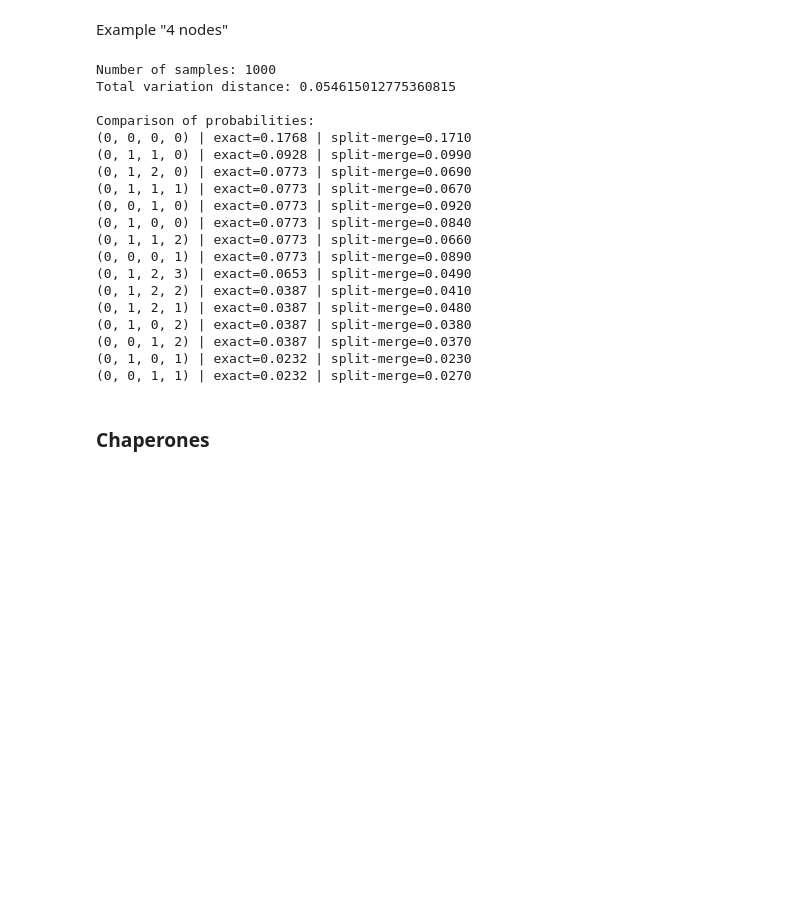
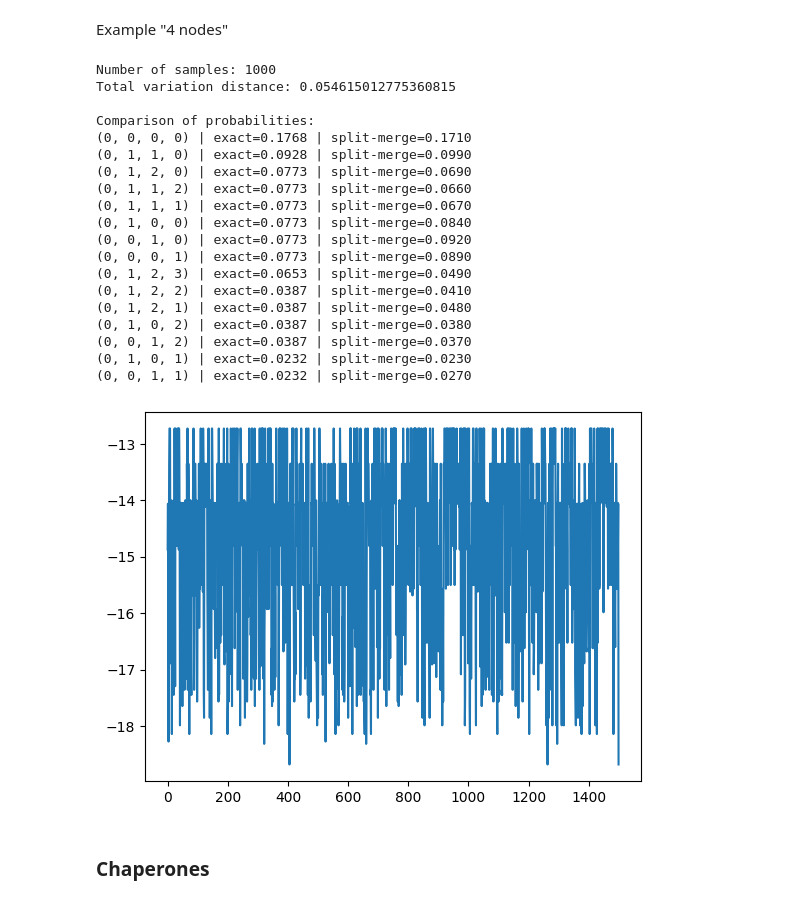
Before and after one commit to cnosa/blockregressiondynamicsnetwork, a Jupyter notebook: SSBM.ipynb, the cells around one changed output. Cells and saved outputs as stored; diff of their text form; code cells hidden in the pictures; blank space fills up the shorter version.

```diff
--- a/SSBM.ipynb
+++ b/SSBM.ipynb
@@ -999,35 +1009,39 @@ counts = {z: 0 for z in partitions}
 for z in samples:
     counts[z] += 1
 empirical = np.array([counts[z] / len(samples) for z in partitions])
 exact = np.array([exact_map[z] for z in partitions])
 tv_distance = 0.5 * np.sum(np.abs(empirical - exact))
 print("Number of samples:", len(samples))
 print("Total variation distance:", tv_distance)
 print("\nComparison of probabilities:")
 for idx in order:
     print(f"{partitions[idx]} | "
         f"exact={exact[idx]:.4f} | "
         f"split-merge={empirical[idx]:.4f}")
+
+plt.plot(result['log_posterior'])
+plt.show()
 # %% [output]
 Number of samples: 1000
 Total variation distance: 0.054615012775360815
 
 Comparison of probabilities:
 (0, 0, 0, 0) | exact=0.1768 | split-merge=0.1710
 (0, 1, 1, 0) | exact=0.0928 | split-merge=0.0990
 (0, 1, 2, 0) | exact=0.0773 | split-merge=0.0690
+(0, 1, 1, 2) | exact=0.0773 | split-merge=0.0660
 (0, 1, 1, 1) | exact=0.0773 | split-merge=0.0670
+(0, 1, 0, 0) | exact=0.0773 | split-merge=0.0840
 (0, 0, 1, 0) | exact=0.0773 | split-merge=0.0920
-(0, 1, 0, 0) | exact=0.0773 | split-merge=0.0840
-(0, 1, 1, 2) | exact=0.0773 | split-merge=0.0660
 (0, 0, 0, 1) | exact=0.0773 | split-merge=0.0890
 (0, 1, 2, 3) | exact=0.0653 | split-merge=0.0490
 (0, 1, 2, 2) | exact=0.0387 | split-merge=0.0410
 (0, 1, 2, 1) | exact=0.0387 | split-merge=0.0480
 (0, 1, 0, 2) | exact=0.0387 | split-merge=0.0380
 (0, 0, 1, 2) | exact=0.0387 | split-merge=0.0370
 (0, 1, 0, 1) | exact=0.0232 | split-merge=0.0230
 (0, 0, 1, 1) | exact=0.0232 | split-merge=0.0270
+[figure, added]
 # %% [markdown]
 ### Chaperones
 # %%
```
Also changed, not shown: parts of 12 cells of this notebook, 1 other file.
